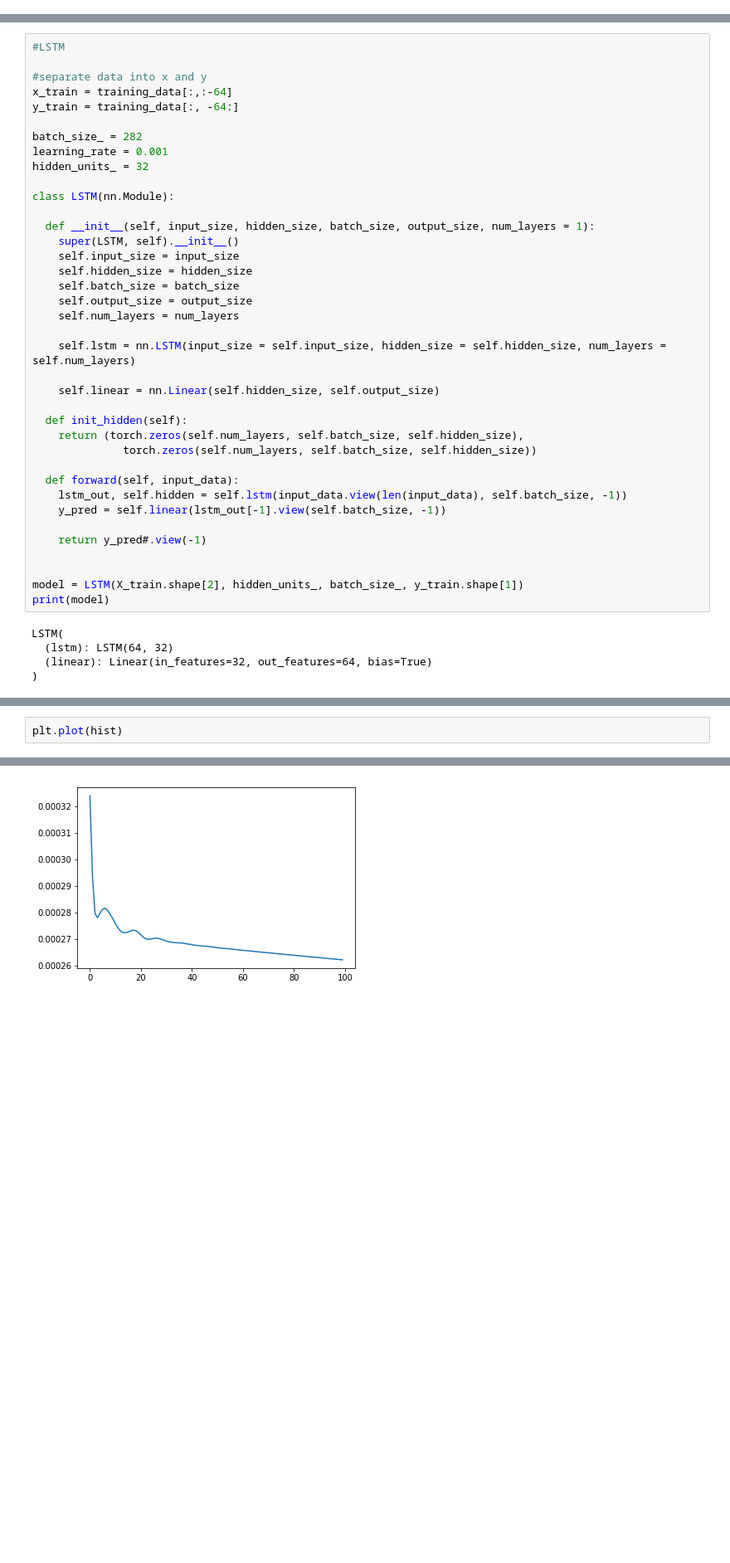
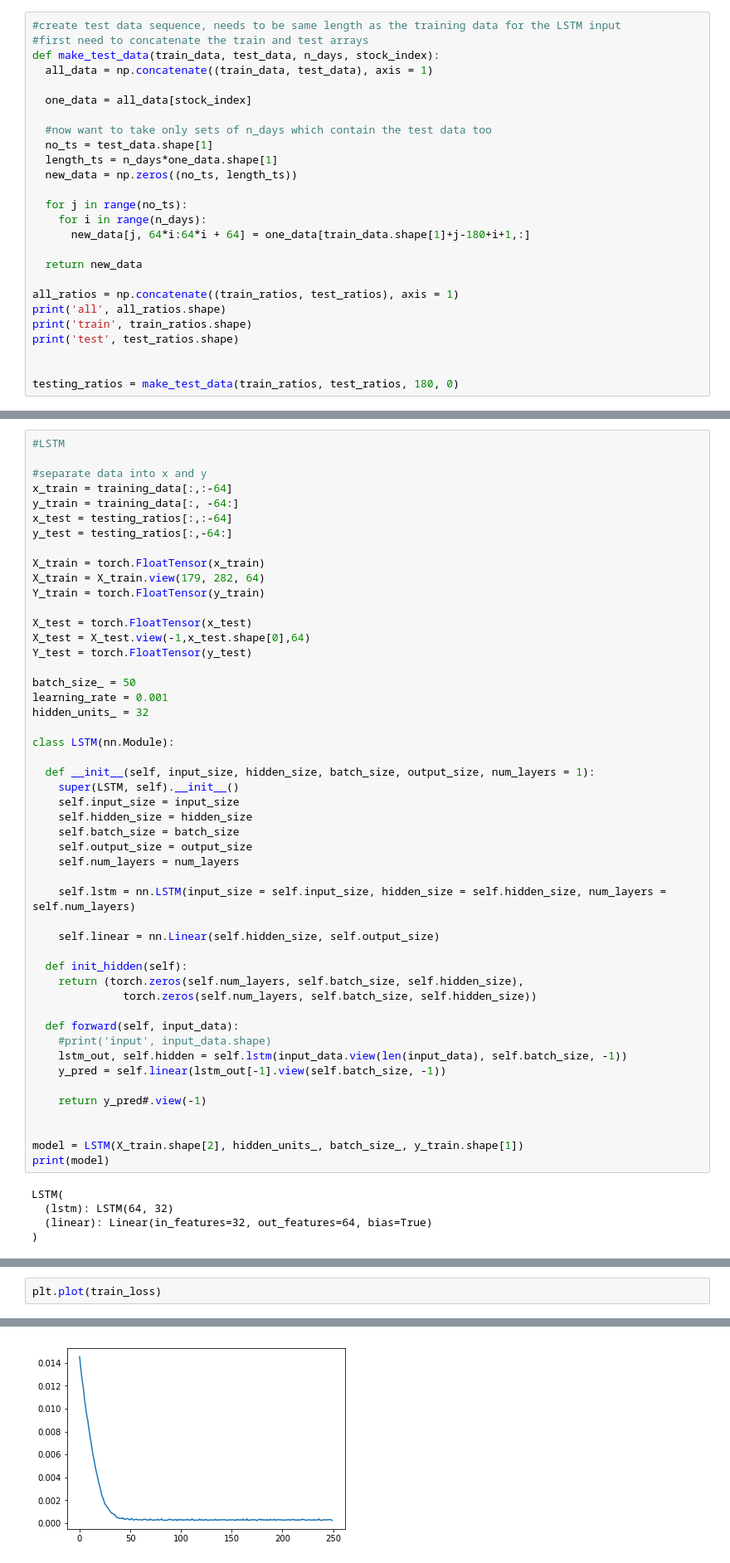
Before and after one commit to emilyj19/TS, a Jupyter notebook: project1.ipynb, the cells around one changed output, grey strips where cells are left out. Shown: that part at 83% size. Cells and saved outputs as stored; diff of their text form; blank space fills up the shorter version.

```diff
--- a/project1.ipynb
+++ b/project1.ipynb
@@ -122,0 +112,26 @@ array([0.04653243, 0.03553385, 0.02801615, ..., 0.02871863, 0.06020418,
+# %%
+#create test data sequence, needs to be same length as the training data for the LSTM input
+#first need to concatenate the train and test arrays
+def make_test_data(train_data, test_data, n_days, stock_index):
+  all_data = np.concatenate((train_data, test_data), axis = 1)
+
+  one_data = all_data[stock_index]
+
+  #now want to take only sets of n_days which contain the test data too
+  no_ts = test_data.shape[1]
+  length_ts = n_days*one_data.shape[1]
+  new_data = np.zeros((no_ts, length_ts))
+
+  for j in range(no_ts):
+    for i in range(n_days):
+      new_data[j, 64*i:64*i + 64] = one_data[train_data.shape[1]+j-180+i+1,:]
+
+  return new_data
+
+all_ratios = np.concatenate((train_ratios, test_ratios), axis = 1)
+print('all', all_ratios.shape)
+print('train', train_ratios.shape)
+print('test', test_ratios.shape)
+
+
+testing_ratios = make_test_data(train_ratios, test_ratios, 180, 0)
@@ -275,8 +278,18 @@ torch.Size([282, 64])
 #separate data into x and y
 x_train = training_data[:,:-64]
 y_train = training_data[:, -64:]
+x_test = testing_ratios[:,:-64]
+y_test = testing_ratios[:,-64:]
 
-batch_size_ = 282
+X_train = torch.FloatTensor(x_train)
+X_train = X_train.view(179, 282, 64)
+Y_train = torch.FloatTensor(y_train)
+
+X_test = torch.FloatTensor(x_test)
+X_test = X_test.view(-1,x_test.shape[0],64)
+Y_test = torch.FloatTensor(y_test)
+
+batch_size_ = 50
 learning_rate = 0.001
 hidden_units_ = 32
 
@@ -299,6 +312,7 @@ class LSTM(nn.Module):
               torch.zeros(self.num_layers, self.batch_size, self.hidden_size))
 
   def forward(self, input_data):
+    #print('input', input_data.shape)
     lstm_out, self.hidden = self.lstm(input_data.view(len(input_data), self.batch_size, -1))
     y_pred = self.linear(lstm_out[-1].view(self.batch_size, -1))
 
@@ -357,5 +401,5 @@ Epoch  90 MSE:  0.0002630315429996699
 # %%
-plt.plot(hist)
+plt.plot(train_loss)
 # %% [output]
 [<matplotlib.lines.Line2D at 0x...>]
-[figure, old version]
+[figure, new version]
```
Also changed, not shown: parts of 13 cells of this notebook.
